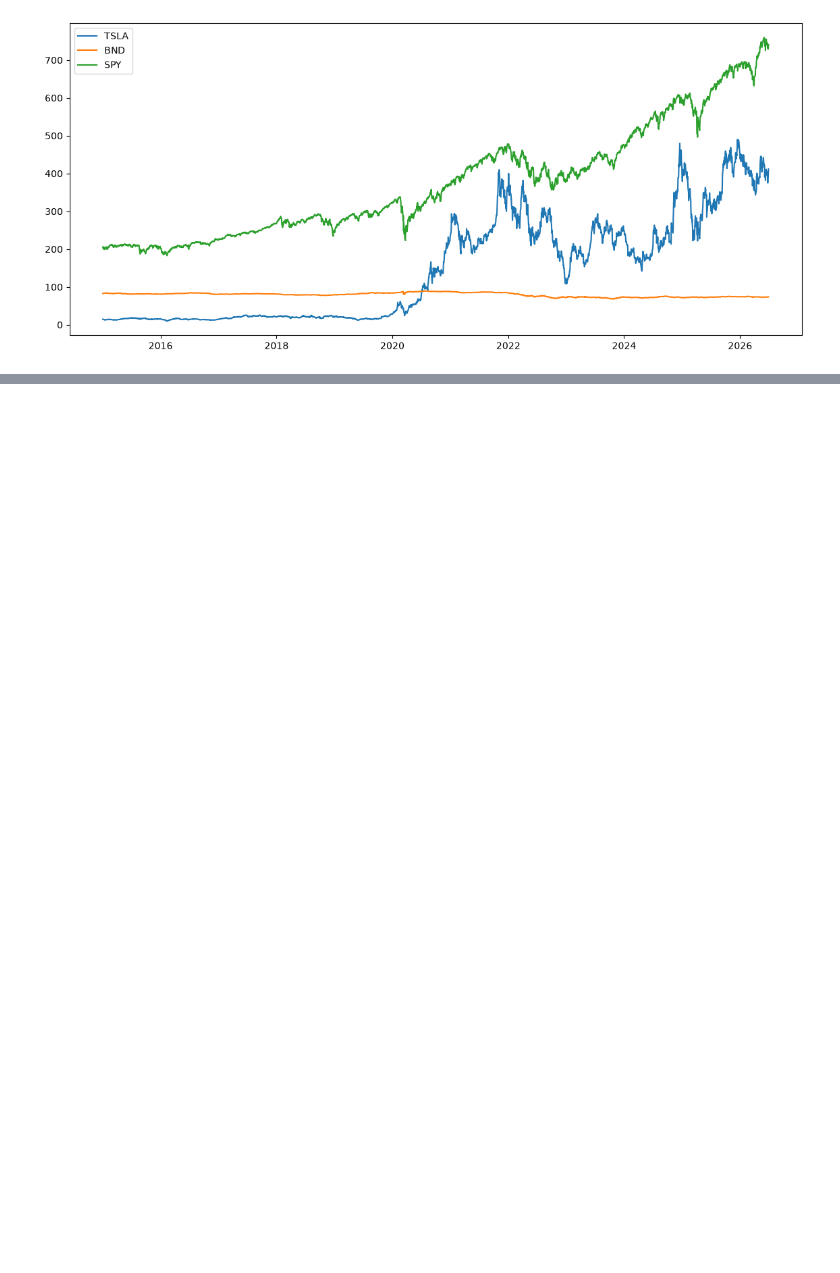
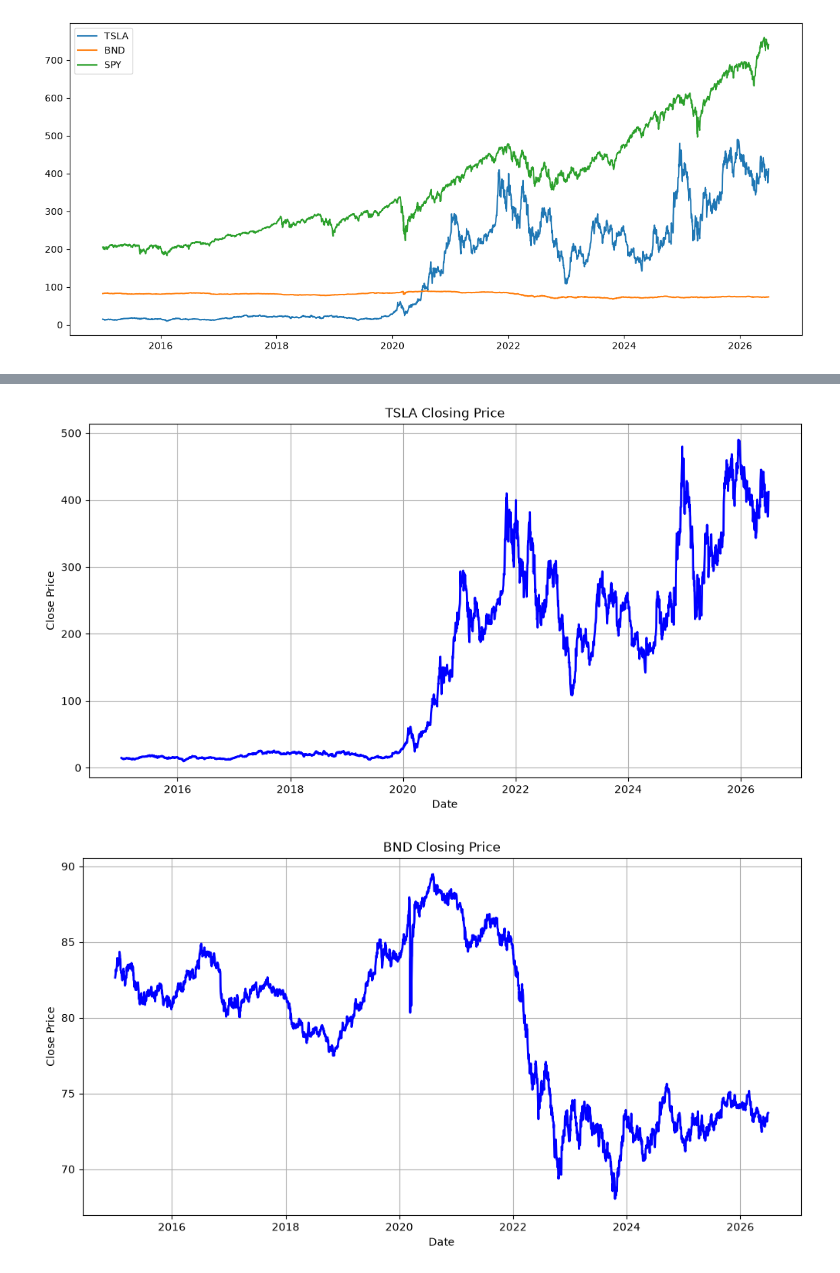
Before and after one commit to edent4313-star/portfolio-optimization, a Jupyter notebook: notebooks/01_Data_Collection_EDA.ipynb, the cells around one changed output, grey strips where cells are left out. Saved outputs shown, nothing was run; the diff lists cells and outputs as text; code cells hidden in the pictures; blank space fills up the shorter version.

```diff
--- a/notebooks/01_Data_Collection_EDA.ipynb
+++ b/notebooks/01_Data_Collection_EDA.ipynb
@@ -165,0 +193,7 @@ NameError: name 'calculate_var' is not defined
+# %%
+for ticker, df in assets.items():
+
+    print("=" * 70)
+    print(f"ADF Test : {ticker} Closing Price")
+
+    result = adf_test(df["Close"])
@@ -165,0 +218,9 @@ NameError: name 'calculate_var' is not defined
+# %%
+for ticker, df in assets.items():
+
+    print("=" * 70)
+    print(f"ADF Test : {ticker} Daily Return")
+
+    result = adf_test(
+        df["Daily_Return"]
+    )
@@ -165,0 +245,7 @@ NameError: name 'calculate_var' is not defined
+# %%
+for ticker, df in assets.items():
+
+    plot_close_price(df, ticker)
+# %% [output]
+[figure, added]
+[figure, added]
```
Also changed, not shown: parts of 17 cells of this notebook, 14 other files.
